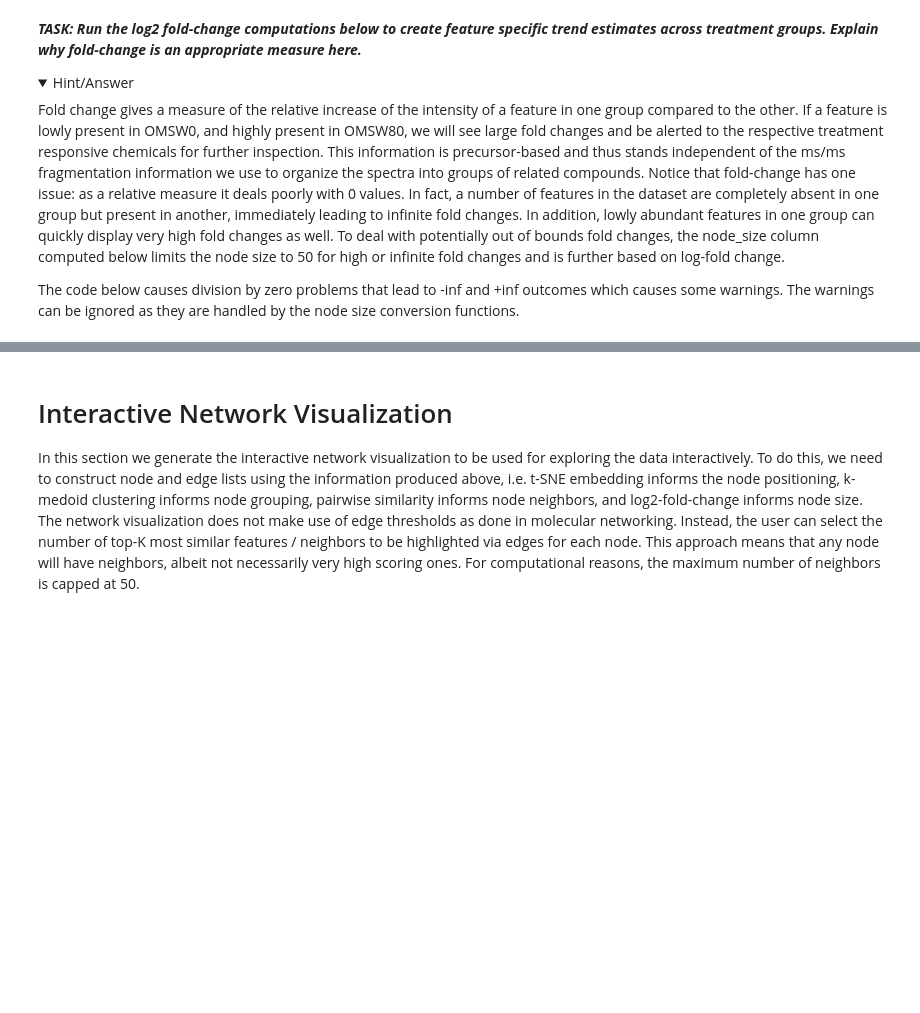
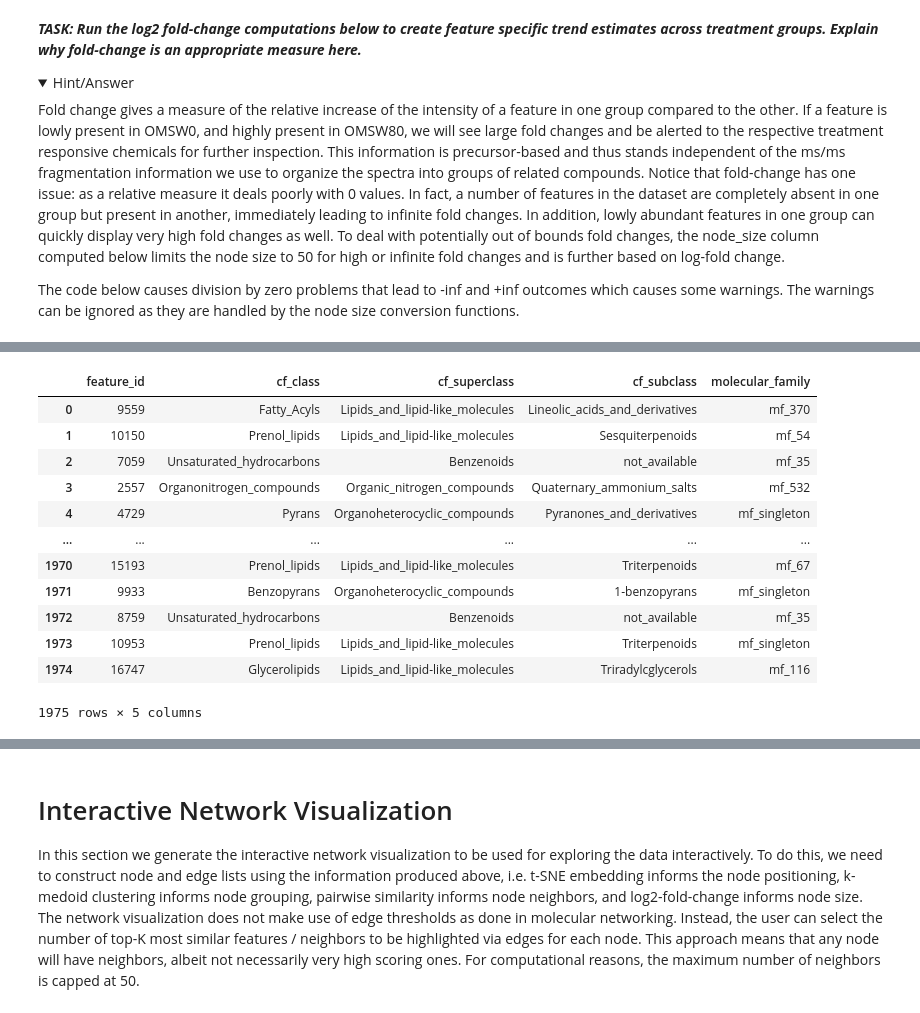
Before and after one commit to kevinmildau/moduleCompMet2024May, a Jupyter notebook: practical_may2024.ipynb, the cells around one changed output, grey strips where cells are left out. Drawn from its saved outputs; the diff is of its cells as text; code cells hidden in the pictures; folded sections open; blank space fills up the shorter version.

```diff
--- a/practical_may2024.ipynb
+++ b/practical_may2024.ipynb
@@ -140,6 +142,7 @@ filepath_similarity_matrix_modcos = os.path.join(data_directory, "similarities_m
 filepath_similarity_matrix_ms2deepscore = os.path.join(data_directory, "similarities_ms2ds.npy")
 filepath_quant_table = os.path.join(data_directory, "quant_table.csv")
 filepath_treat_table = os.path.join(data_directory, "treat_table.csv")
+filepath_molnetenhancer = os.path.join(data_directory, "molnetenhancer_processed.csv")
 # %% [markdown]
 ***TASK: Load and inspect the example data using the code below. Give a short description of each data component.***
 <details>
@@ -308,0 +404,18 @@ summary_statistics_df
+# %%
+molnetenhancer_df = pd.read_csv(filepath_molnetenhancer)
+molnetenhancer_df["feature_id"] = molnetenhancer_df["feature_id"].astype(str)
+molnetenhancer_df
+# %% [output]
+|  | feature_id | cf_class | cf_superclass | cf_subclass | molecular_family |
+| 0 | 9559 | Fatty_Acyls | Lipids_and_lipid-like_molecules | Lineolic_acids_and_derivatives | mf_370 |
+| 1 | 10150 | Prenol_lipids | Lipids_and_lipid-like_molecules | Sesquiterpenoids | mf_54 |
+| 2 | 7059 | Unsaturated_hydrocarbons | Benzenoids | not_available | mf_35 |
+| 3 | 2557 | Organonitrogen_compounds | Organic_nitrogen_compounds | Quaternary_ammonium_salts | mf_532 |
+| 4 | 4729 | Pyrans | Organoheterocyclic_compounds | Pyranones_and_derivatives | mf_singleton |
+| ... | ... | ... | ... | ... | ... |
+| 1970 | 15193 | Prenol_lipids | Lipids_and_lipid-like_molecules | Triterpenoids | mf_67 |
+| 1971 | 9933 | Benzopyrans | Organoheterocyclic_compounds | 1-benzopyrans | mf_singleton |
+| 1972 | 8759 | Unsaturated_hydrocarbons | Benzenoids | not_available | mf_35 |
+| 1973 | 10953 | Prenol_lipids | Lipids_and_lipid-like_molecules | Triterpenoids | mf_singleton |
+| 1974 | 16747 | Glycerolipids | Lipids_and_lipid-like_molecules | Triradylcglycerols | mf_116 |
+1975 rows × 5 columns
```
Also changed, not shown: parts of 17 cells of this notebook.
